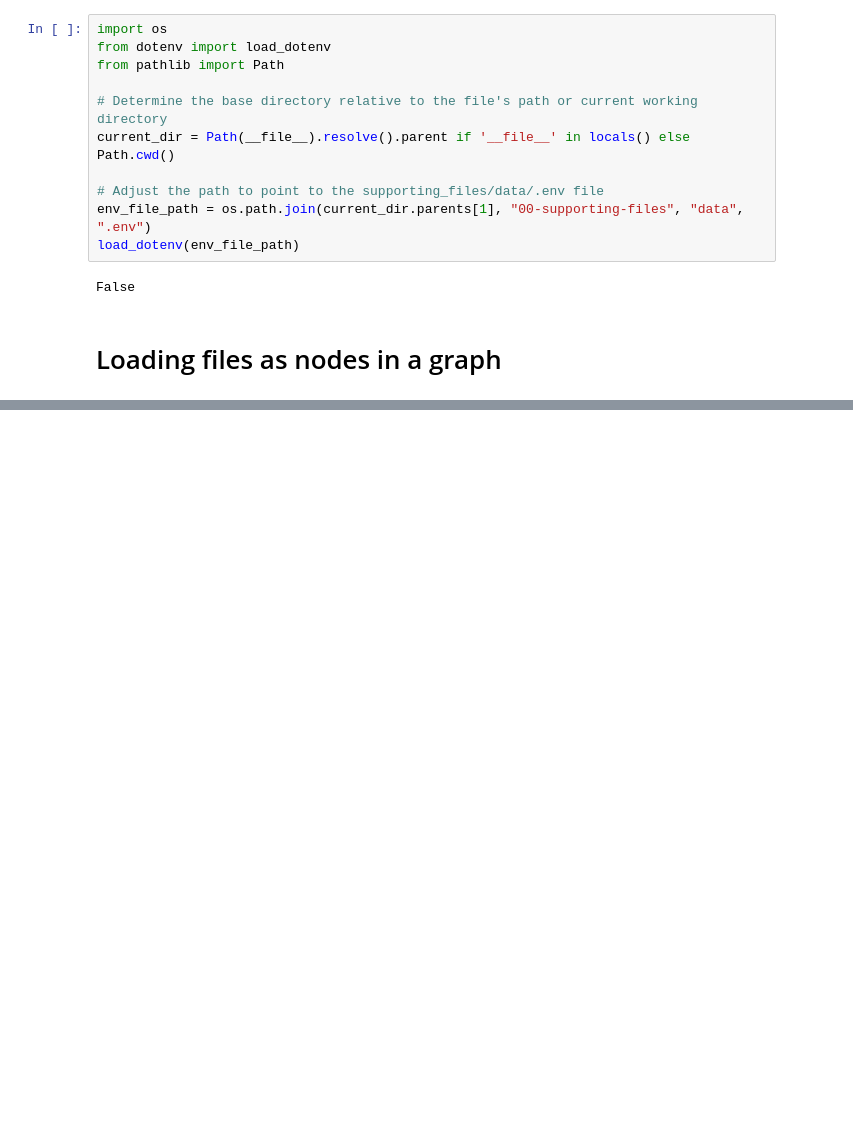
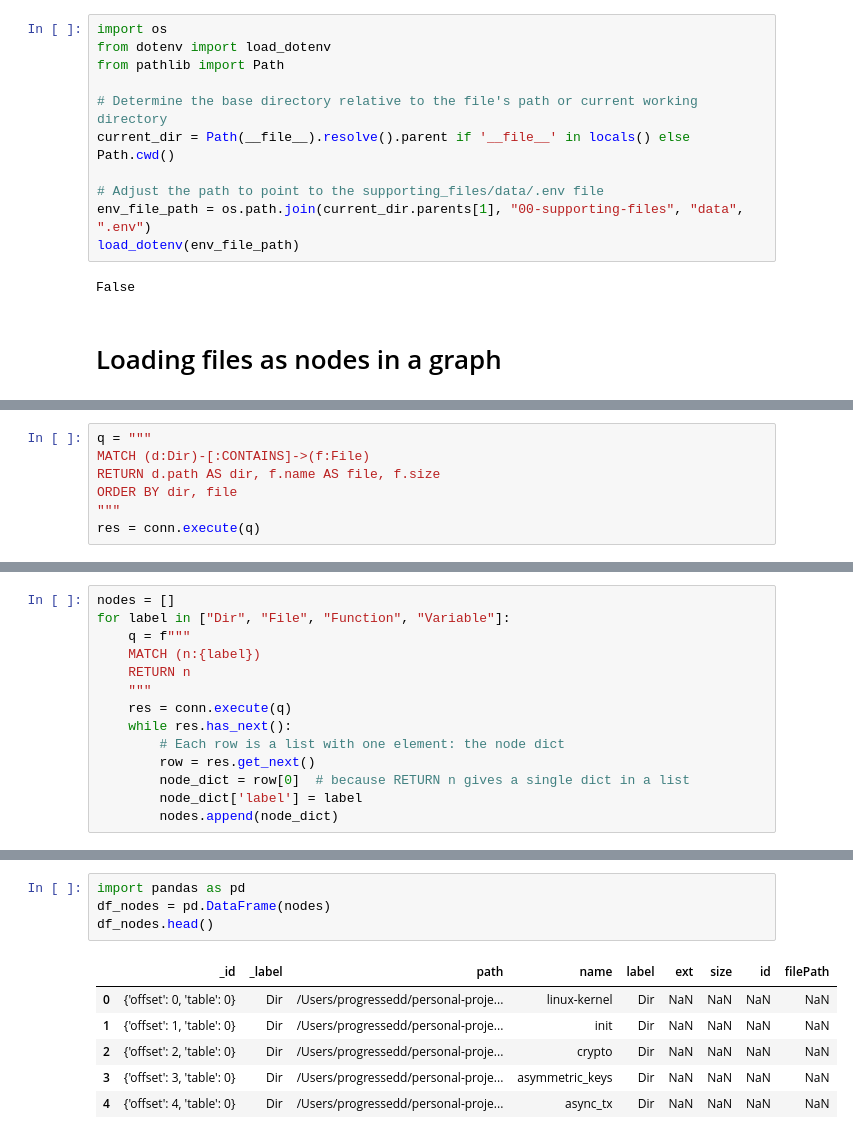
Before and after one commit to progressEdd/glma, a Jupyter notebook: 02-development/linux_kernel/develop.ipynb, the cells around one changed output, grey strips where cells are left out. Drawn from its saved outputs; the diff is of its cells as text; blank space fills up the shorter version.

```diff
--- a/02-development/linux_kernel/develop.ipynb
+++ b/02-development/linux_kernel/develop.ipynb
@@ -376,0 +412,7 @@ RuntimeError: Parser exception: Can not find primary key.
+# %%
+q = """
+MATCH (d:Dir)-[:CONTAINS]->(f:File)
+RETURN d.path AS dir, f.name AS file, f.size
+ORDER BY dir, file
+"""
+res = conn.execute(q)
@@ -376,0 +440,14 @@ RuntimeError: Parser exception: Can not find primary key.
+# %%
+nodes = []
+for label in ["Dir", "File", "Function", "Variable"]:
+    q = f"""
+    MATCH (n:{label})
+    RETURN n
+    """
+    res = conn.execute(q)
+    while res.has_next():
+        # Each row is a list with one element: the node dict
+        row = res.get_next()
+        node_dict = row[0]  # because RETURN n gives a single dict in a list
+        node_dict['label'] = label
+        nodes.append(node_dict)
@@ -376,0 +474,11 @@ RuntimeError: Parser exception: Can not find primary key.
+# %%
+import pandas as pd
+df_nodes = pd.DataFrame(nodes)
+df_nodes.head()
+# %% [output]
+|  | _id | _label | path | name | label | ext | size | id | filePath |
+| 0 | {'offset': 0, 'table': 0} | Dir | /Users/progressedd/personal-proje... | linux-kernel | Dir | NaN | NaN | NaN | NaN |
+| 1 | {'offset': 1, 'table': 0} | Dir | /Users/progressedd/personal-proje... | init | Dir | NaN | NaN | NaN | NaN |
+| 2 | {'offset': 2, 'table': 0} | Dir | /Users/progressedd/personal-proje... | crypto | Dir | NaN | NaN | NaN | NaN |
+| 3 | {'offset': 3, 'table': 0} | Dir | /Users/progressedd/personal-proje... | asymmetric_keys | Dir | NaN | NaN | NaN | NaN |
+| 4 | {'offset': 4, 'table': 0} | Dir | /Users/progressedd/personal-proje... | async_tx | Dir | NaN | NaN | NaN | NaN |
```
Also changed, not shown: parts of 45 cells of this notebook, 22 other files.
